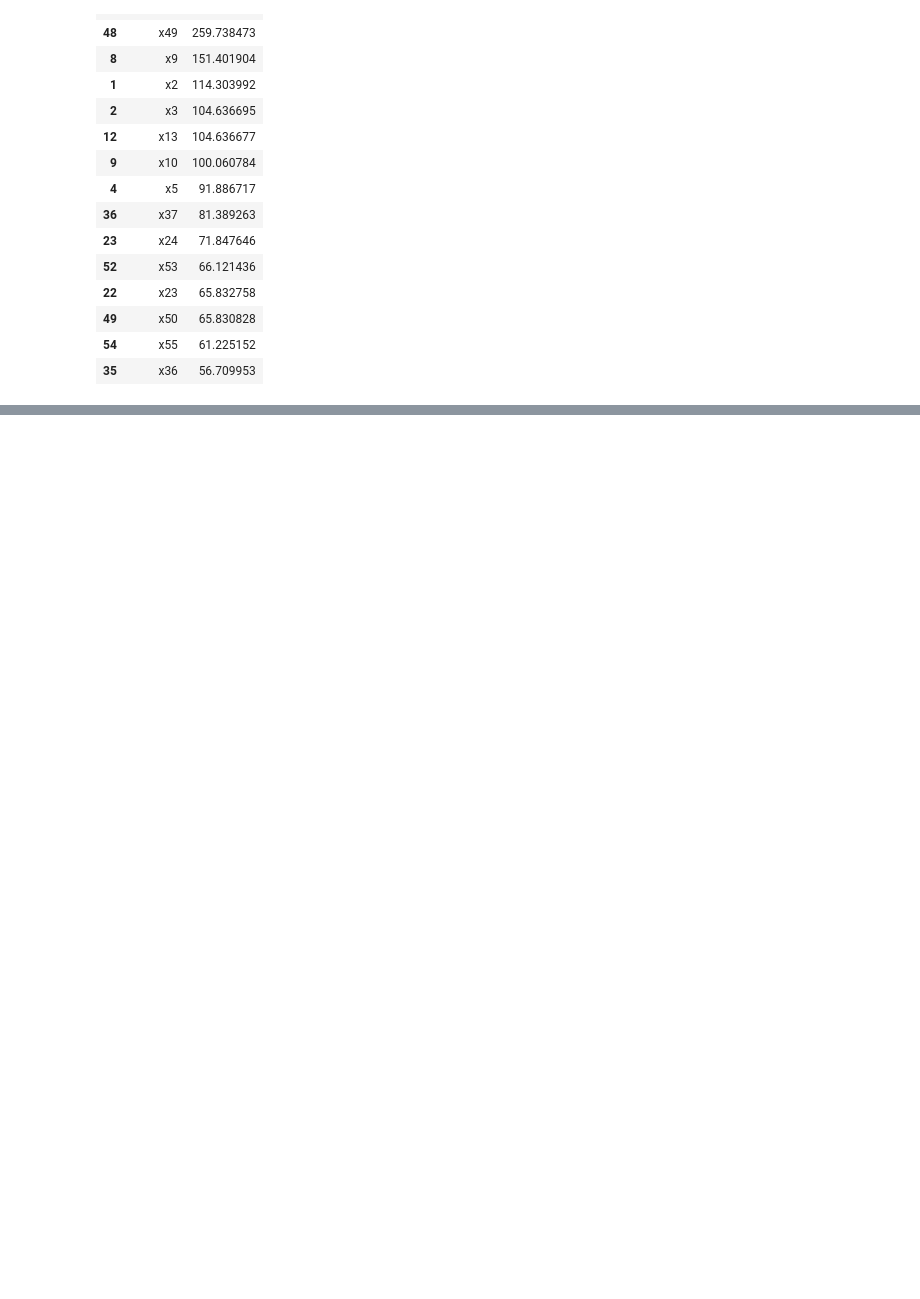
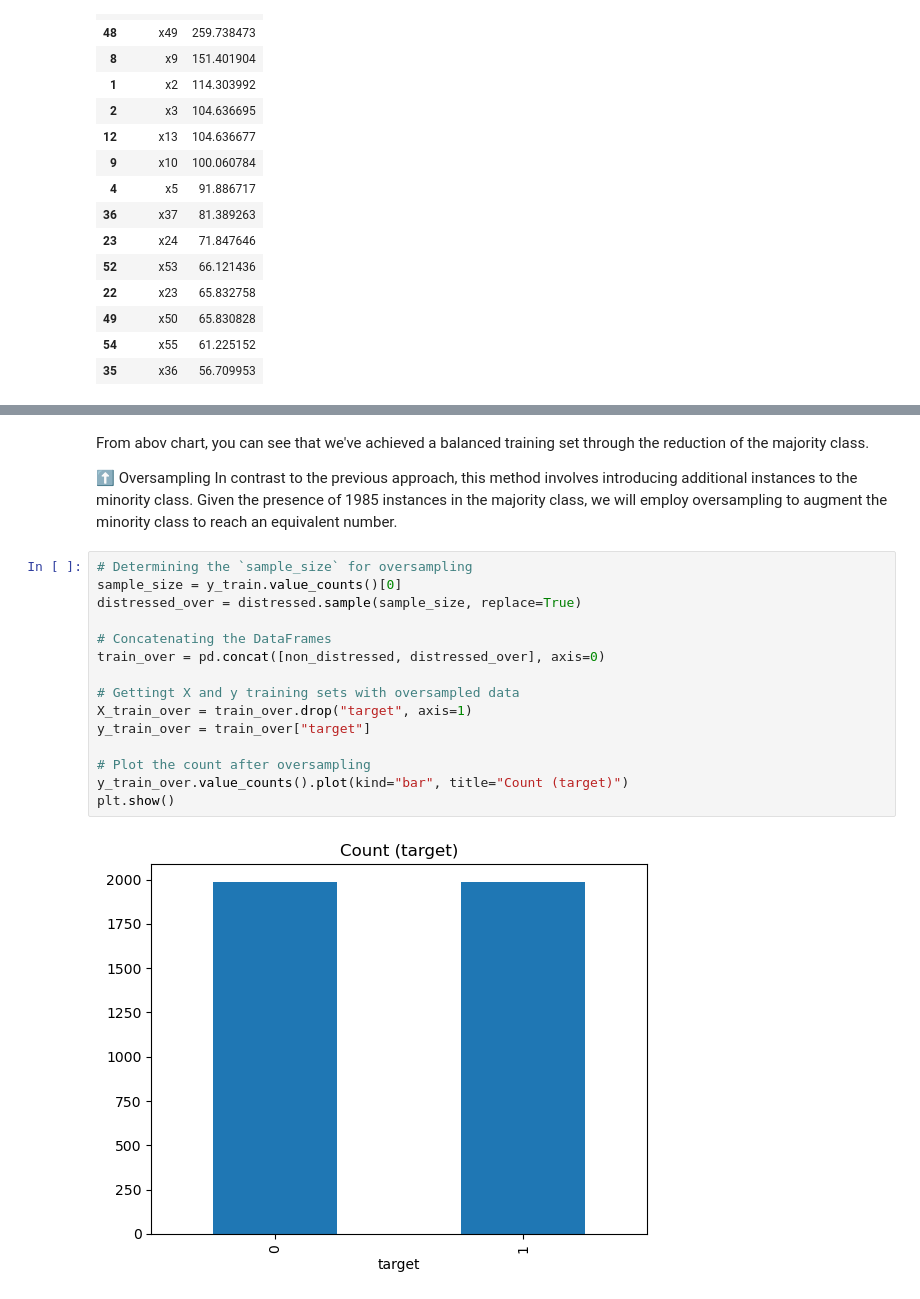
Before and after one commit to Elixir-sir/TASK-INTERN-CAREER, a Jupyter notebook: financial distress_analysis.ipynb, the cells around one changed output, grey strips where cells are left out. Drawn from its saved outputs; the diff is of its cells as text; blank space fills up the shorter version.

```diff
--- a/financial distress_analysis.ipynb
+++ b/financial distress_analysis.ipynb
@@ -185,0 +285,22 @@ KeyError: 'specs'
+# %% [markdown]
+From abov chart, you can see that we've achieved a balanced training set through the reduction of the majority class.
+
+⬆️ Oversampling
+In contrast to the previous approach, this method involves introducing additional instances to the minority class. Given the presence of 1985 instances in the majority class, we will employ oversampling to augment the minority class to reach an equivalent number.
+# %%
+# Determining the `sample_size` for oversampling
+sample_size = y_train.value_counts()[0]
+distressed_over = distressed.sample(sample_size, replace=True)
+
+# Concatenating the DataFrames
+train_over = pd.concat([non_distressed, distressed_over], axis=0)
+
+# Gettingt X and y training sets with oversampled data
+X_train_over = train_over.drop("target", axis=1)
+y_train_over = train_over["target"]
+
+# Plot the count after oversampling
+y_train_over.value_counts().plot(kind="bar", title="Count (target)")
+plt.show()
+# %% [output]
+[figure, added]
```
Also changed, not shown: parts of 18 cells of this notebook.
